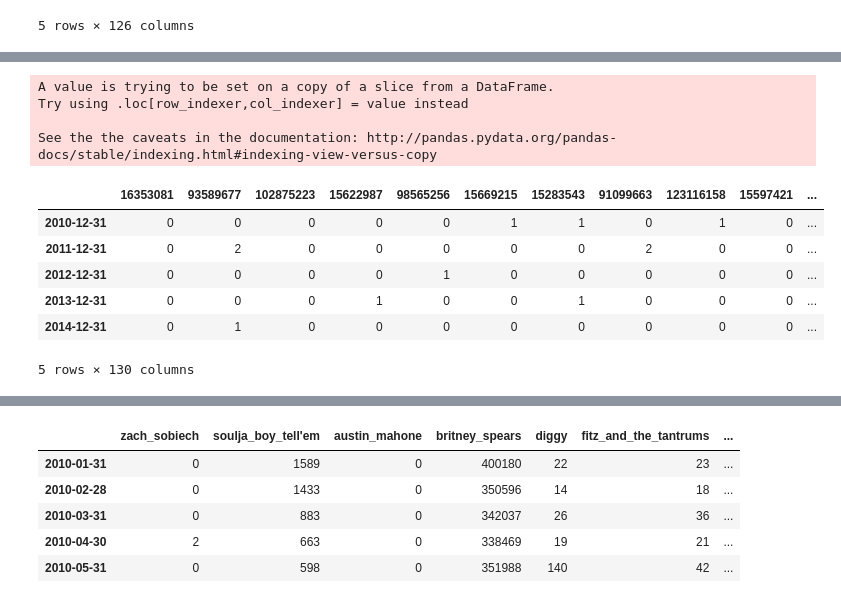
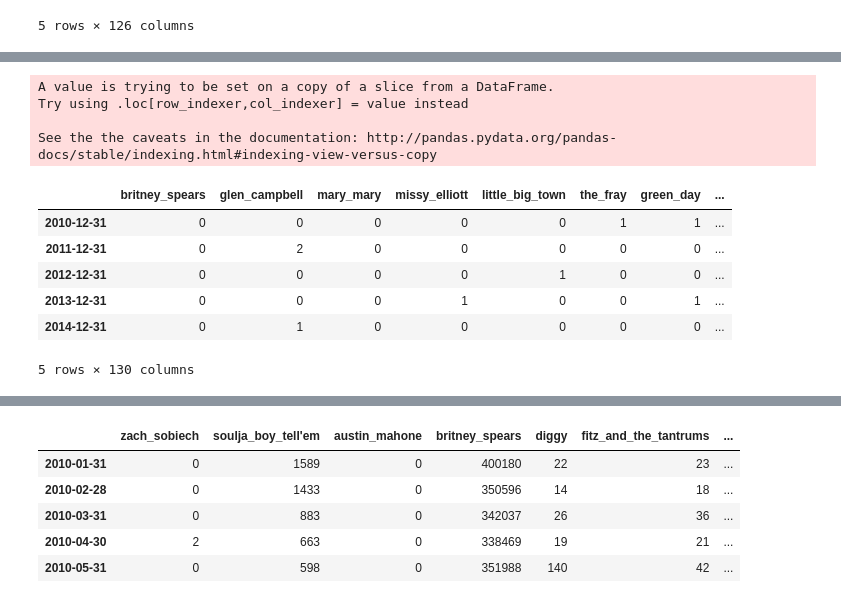
Before and after one commit to trxw/CDIPS_PandoraTeam, a Jupyter notebook: analysis.ipynb, the cells around one changed output, grey strips where cells are left out. Saved outputs shown, nothing was run; the diff lists cells and outputs as text; code cells hidden in the pictures.

Commit message:
Constructed timeseries from billboard data.

```diff
--- a/analysis.ipynb
+++ b/analysis.ipynb
@@ -132,8 +142,8 @@ for i,artist in artists[pd.notnull(artists.npr_artist_id)].iterrows():
     fvals = vals / float(total)
     fvals
 
-    df_num = pd.DataFrame([vals],columns=cols,index =[artist.npr_artist_id])
-    df_frac = pd.DataFrame([vals/float(total)],columns=cols,index = [artist.npr_artist_id])
+    df_num = pd.DataFrame([vals],columns=cols,index =[artist.artist_name_underscore])
+    df_frac = pd.DataFrame([vals/float(total)],columns=cols,index = [artist.artist_name_underscore])
     df_num['total'] = total
     df_frac['total'] = total
 
@@ -142,5 +152,5 @@ for i,artist in artists[pd.notnull(artists.npr_artist_id)].iterrows():
 
 npr_stats_frac = npr_stats_frac.fillna(0.)
 npr_stats = npr_stats.fillna(0)
-len(npr_stats)
+npr_stats.head()
 # %% [output]
@@ -156,40 +172,44 @@ npr_by_year = pd.DataFrame()
 # earliest date in the dataset
 mindate = pd.to_datetime(npr.storyDate).min()
 # nowish
 maxdate = '2015-08-01'
 
 for i,artist in artists[pd.notnull(artists.npr_artist_id)].iterrows():
 
     a_npr = npr[npr.artist_id == artist.npr_artist_id]
     a_npr['count'] = 1
     npr_series = a_npr.set_index(pd.DatetimeIndex(a_npr['storyDate']))
     #concert_series = a_concerts.set_index(pd.datetimeIn'date')
     months = npr_series['count'].resample('M', how='sum')
     years = npr_series['count'].resample('A', how='sum')
     weeks = npr_series['count'].resample('W', how='sum')
 
     months = months.reindex(pd.date_range(mindate,maxdate,freq='M',normalize=True))
     weeks = weeks.reindex(pd.date_range(mindate,maxdate,freq='W',normalize=True))
     years = years.reindex(pd.date_range(mindate,maxdate,freq='A',normalize=True))
 
-    npr_by_week[int(artist['npr_artist_id'])] = weeks
-    npr_by_year[int(artist['npr_artist_id'])] = years
-    npr_by_month[int(artist['npr_artist_id'])] = months
+    #npr_by_week[int(artist['npr_artist_id'])] = weeks
+    #npr_by_year[int(artist['npr_artist_id'])] = years
+    #npr_by_month[int(artist['npr_artist_id'])] = months
+
+    npr_by_week[artist.artist_name_underscore] = weeks
+    npr_by_year[artist.artist_name_underscore] = years
+    npr_by_month[artist.artist_name_underscore] = months
 
 npr_by_week = npr_by_week.fillna(0)
 npr_by_year = npr_by_year.fillna(0)
 npr_by_month = npr_by_month.fillna(0)
 
 npr_by_year.tail()
 # %% [output]
 A value is trying to be set on a copy of a slice from a DataFrame.
 Try using .loc[row_indexer,col_indexer] = value instead
 
 See the the caveats in the documentation: http://pandas.pydata.org/pandas-docs/stable/indexing.html#indexing-view-versus-copy
-|  | 16353081 | 93589677 | 102875223 | 15622987 | 98565256 | 15669215 | 15283543 | 91099663 | 123116158 | 15597421 | ... |
-| 2010-12-31 | 0 | 0 | 0 | 0 | 0 | 1 | 1 | 0 | 1 | 0 | ... |
-| 2011-12-31 | 0 | 2 | 0 | 0 | 0 | 0 | 0 | 2 | 0 | 0 | ... |
-| 2012-12-31 | 0 | 0 | 0 | 0 | 1 | 0 | 0 | 0 | 0 | 0 | ... |
-| 2013-12-31 | 0 | 0 | 0 | 1 | 0 | 0 | 1 | 0 | 0 | 0 | ... |
-| 2014-12-31 | 0 | 1 | 0 | 0 | 0 | 0 | 0 | 0 | 0 | 0 | ... |
+|  | britney_spears | glen_campbell | mary_mary | missy_elliott | little_big_town | the_fray | green_day | ... |
+| 2010-12-31 | 0 | 0 | 0 | 0 | 0 | 1 | 1 | ... |
+| 2011-12-31 | 0 | 2 | 0 | 0 | 0 | 0 | 0 | ... |
+| 2012-12-31 | 0 | 0 | 0 | 0 | 1 | 0 | 0 | ... |
+| 2013-12-31 | 0 | 0 | 0 | 1 | 0 | 0 | 1 | ... |
+| 2014-12-31 | 0 | 1 | 0 | 0 | 0 | 0 | 0 | ... |
 5 rows × 130 columns
```
Also changed, not shown: parts of 13 cells of this notebook.
